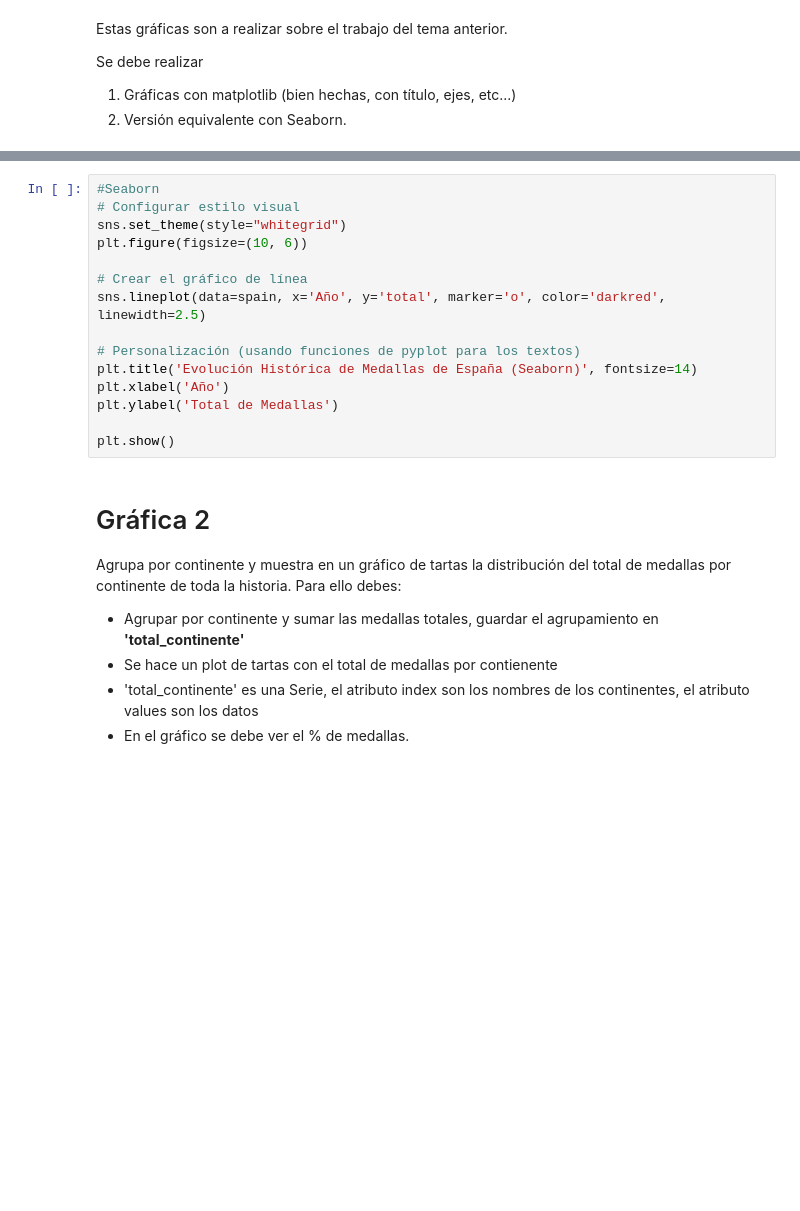
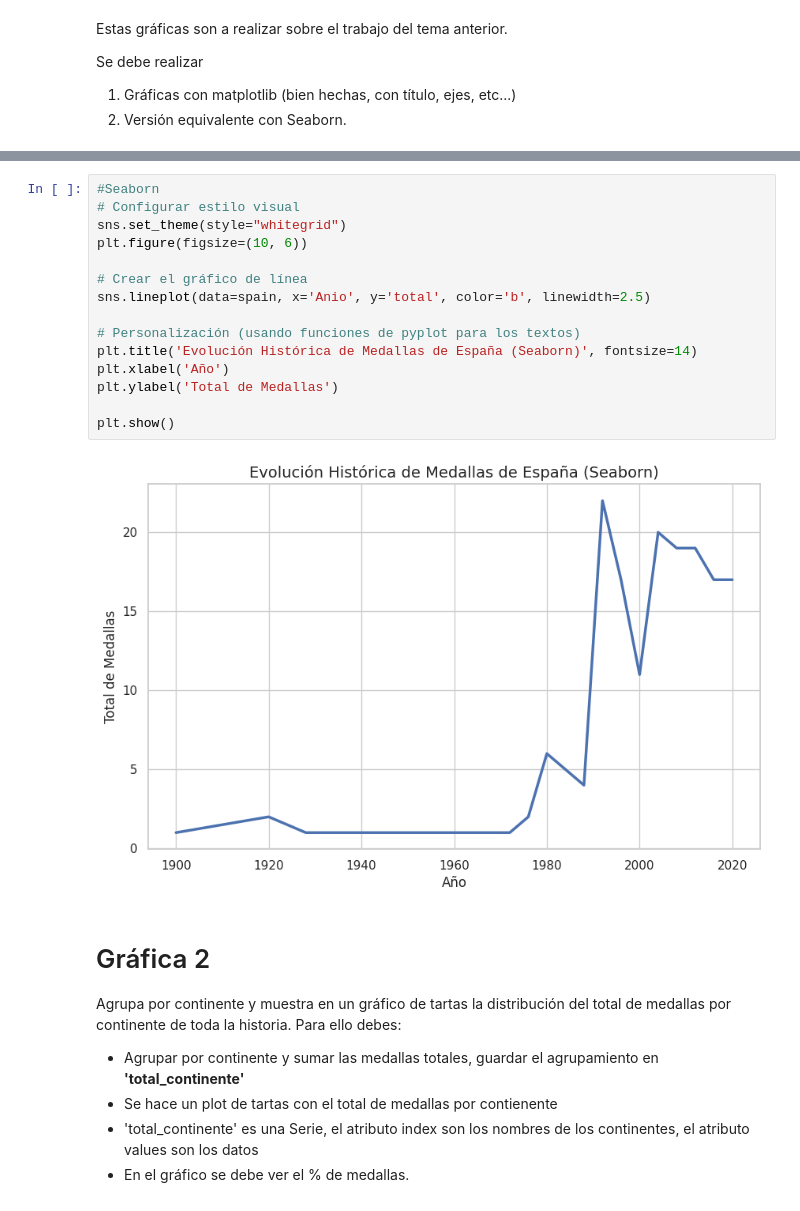
Before and after one commit to Animska/PYthon, a Jupyter notebook: Pedro/entorno python/ejercicios/AD_TEMA3/graficas_2/Enunciado_matplotlib_2.ipynb, the cells around one changed output, grey strips where cells are left out. Saved outputs shown, nothing was run; the diff lists cells and outputs as text; blank space fills up the shorter version.

```diff
--- a/Pedro/entorno python/ejercicios/AD_TEMA3/graficas_2/Enunciado_matplotlib_2.ipynb
+++ b/Pedro/entorno python/ejercicios/AD_TEMA3/graficas_2/Enunciado_matplotlib_2.ipynb
@@ -47,18 +51,20 @@ plt.show()
 # %%
 #Seaborn
 # Configurar estilo visual
 sns.set_theme(style="whitegrid")
 plt.figure(figsize=(10, 6))
 
 # Crear el gráfico de línea
-sns.lineplot(data=spain, x='Año', y='total', marker='o', color='darkred', linewidth=2.5)
+sns.lineplot(data=spain, x='Anio', y='total', color='b', linewidth=2.5)
 
 # Personalización (usando funciones de pyplot para los textos)
 plt.title('Evolución Histórica de Medallas de España (Seaborn)', fontsize=14)
 plt.xlabel('Año')
 plt.ylabel('Total de Medallas')
 
 plt.show()
+# %% [output]
+[figure, added]
 # %% [markdown]
 # Gráfica 2
 
```
Also changed, not shown: parts of 8 cells of this notebook, 5 other files.
